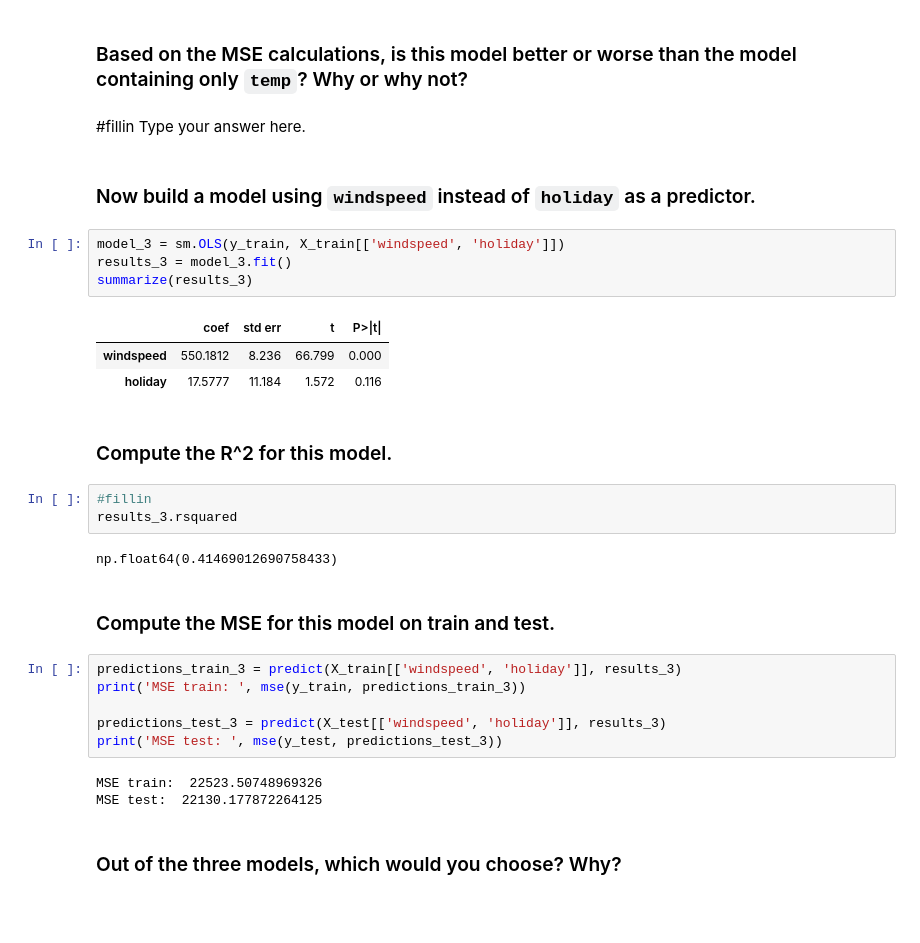
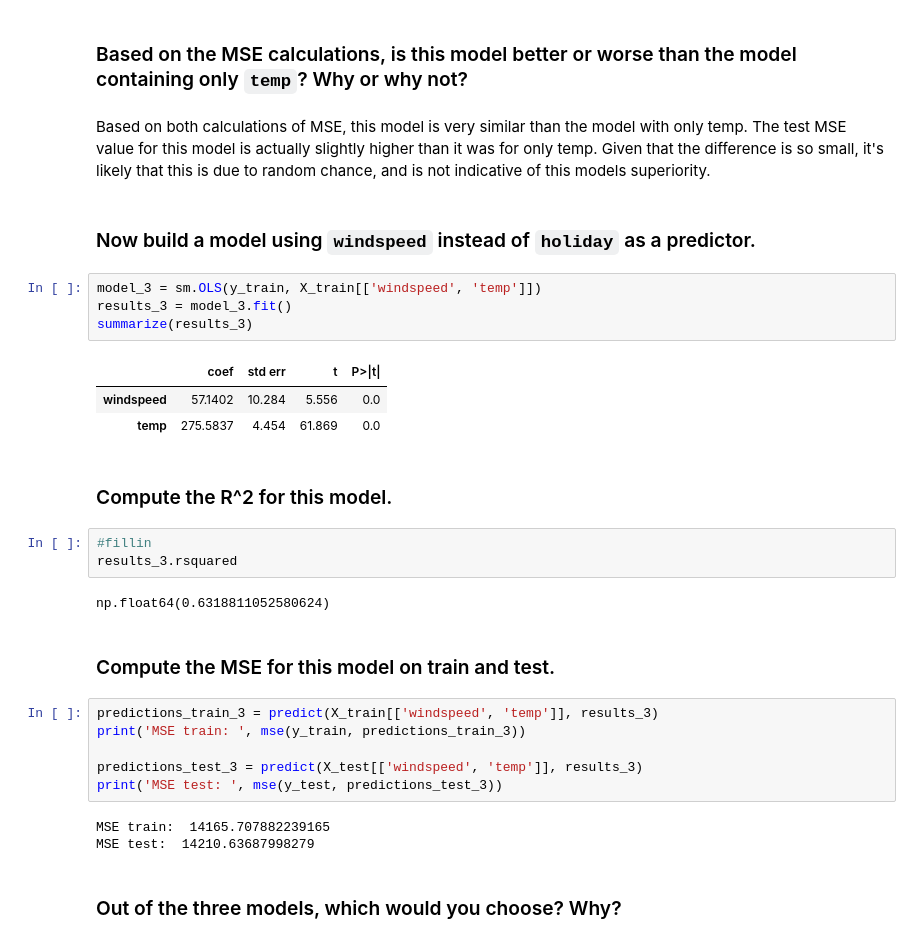
Before and after one commit to yusefSidaoui/CSE_2600_ys, a Jupyter notebook: mod04_linear.ipynb, the cells around one changed output. Saved outputs shown, nothing was run; the diff lists cells and outputs as text; blank space fills up the shorter version.

```diff
--- a/mod04_linear.ipynb
+++ b/mod04_linear.ipynb
@@ -247,35 +251,35 @@ MSE test:  14332.24702622159
 # %% [markdown]
 ### Based on the MSE calculations, is this model better or worse than the model containing only `temp`? Why or why not?
 # %% [markdown]
-#fillin Type your answer here.
+Based on both calculations of MSE, this model is very similar than the model with only temp. The test MSE value for this model is actually slightly higher than it was for only temp. Given that the difference is so small, it's likely that this is due to random chance, and is not indicative of this models superiority.
 # %% [markdown]
 ### Now build a model using `windspeed` instead of `holiday` as a predictor.
 # %%
-model_3 = sm.OLS(y_train, X_train[['windspeed', 'holiday']])
+model_3 = sm.OLS(y_train, X_train[['windspeed', 'temp']])
 results_3 = model_3.fit()
 summarize(results_3)
 # %% [output]
 |  | coef | std err | t | P>|t| |
-| windspeed | 550.1812 | 8.236 | 66.799 | 0.000 |
-| holiday | 17.5777 | 11.184 | 1.572 | 0.116 |
+| windspeed | 57.1402 | 10.284 | 5.556 | 0.0 |
+| temp | 275.5837 | 4.454 | 61.869 | 0.0 |
 # %% [markdown]
 ### Compute the R^2 for this model.
 # %%
 #fillin
 results_3.rsquared
 # %% [output]
-np.float64(0.41469012690758433)
+np.float64(0.6318811052580624)
 # %% [markdown]
 ### Compute the MSE for this model on train and test.
 # %%
-predictions_train_3 = predict(X_train[['windspeed', 'holiday']], results_3)
+predictions_train_3 = predict(X_train[['windspeed', 'temp']], results_3)
 print('MSE train: ', mse(y_train, predictions_train_3))
 
-predictions_test_3 = predict(X_test[['windspeed', 'holiday']], results_3)
+predictions_test_3 = predict(X_test[['windspeed', 'temp']], results_3)
 print('MSE test: ', mse(y_test, predictions_test_3))
 # %% [output]
-MSE train:  22523.50748969326
-MSE test:  22130.177872264125
+MSE train:  14165.707882239165
+MSE test:  14210.63687998279
 # %% [markdown]
 ### Out of the three models, which would you choose? Why?
 # %% [markdown]
```
Also changed, not shown: parts of 5 cells of this notebook.
